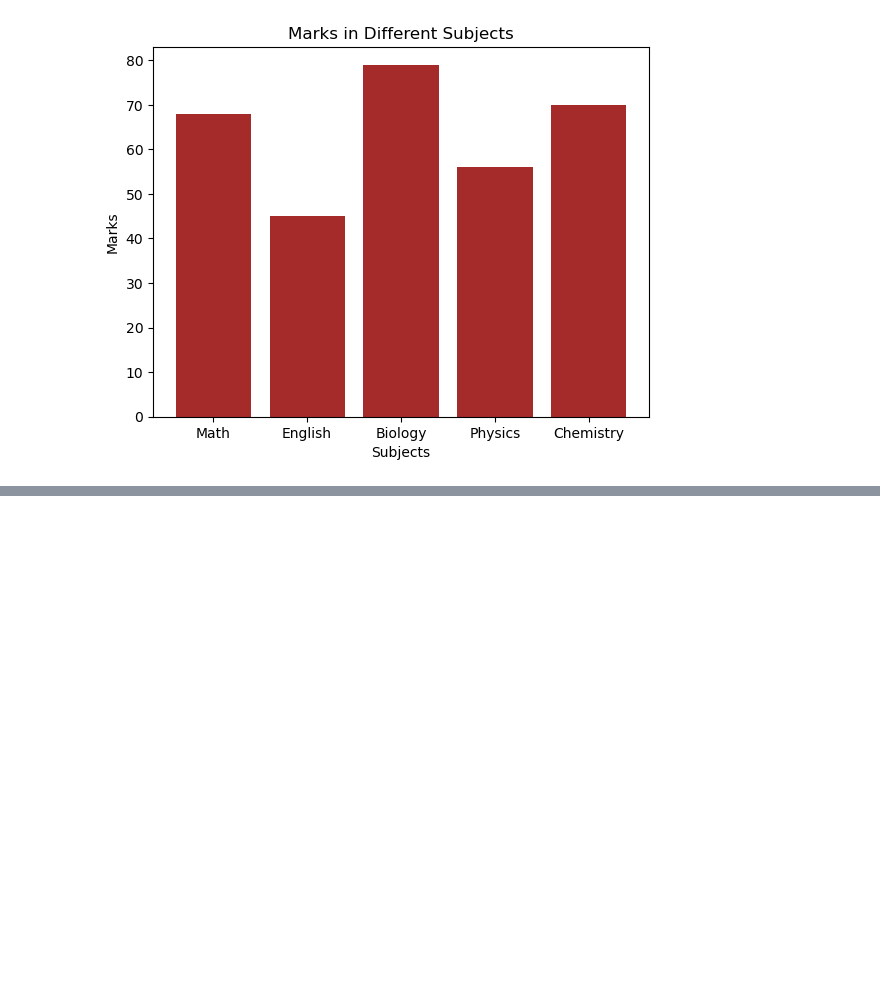
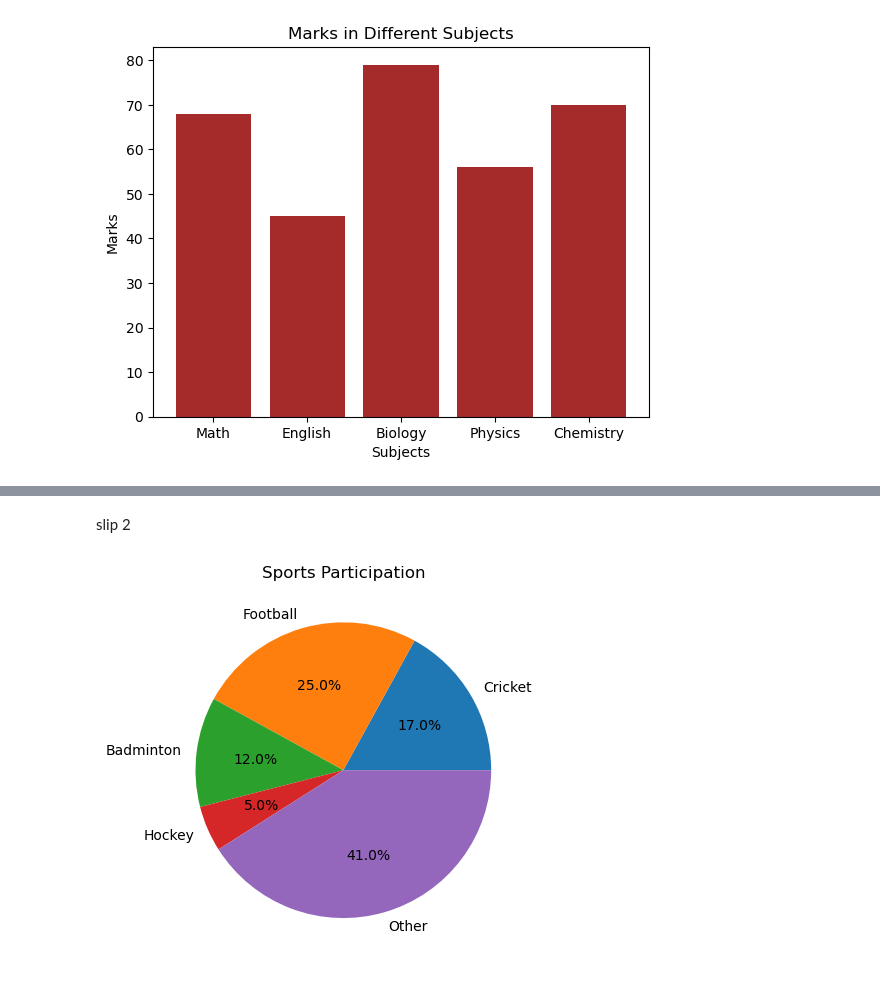
Before and after one commit to test-user9/maths_solution, a Jupyter notebook: maths_slip.ipynb, the cells around one changed output, grey strips where cells are left out. Cells and saved outputs as stored; diff of their text form; code cells hidden in the pictures; blank space fills up the shorter version.

```diff
--- a/maths_slip.ipynb
+++ b/maths_slip.ipynb
@@ -21,0 +141,13 @@ plt.show()
+# %% [markdown]
+slip 2
+# %%
+import matplotlib.pyplot as plt
+
+sports = ["Cricket", "Football", "Badminton", "Hockey", "Other"]
+students = [34, 50, 24, 10, 82]
+
+plt.pie(students, labels=sports, autopct='%1.1f%%')
+plt.title("Sports Participation")
+plt.show()
+# %% [output]
+[figure, added]
```
Also changed, not shown: parts of 22 cells of this notebook.
